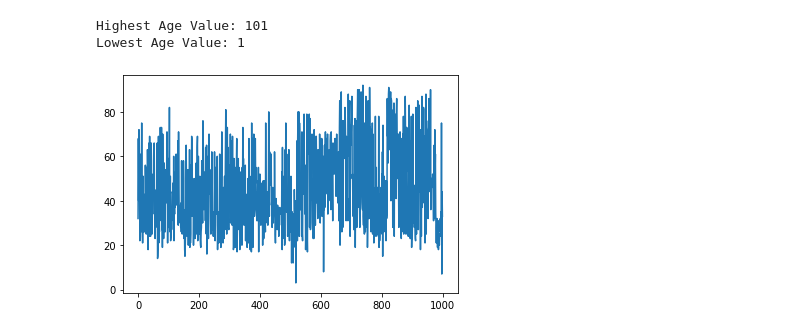
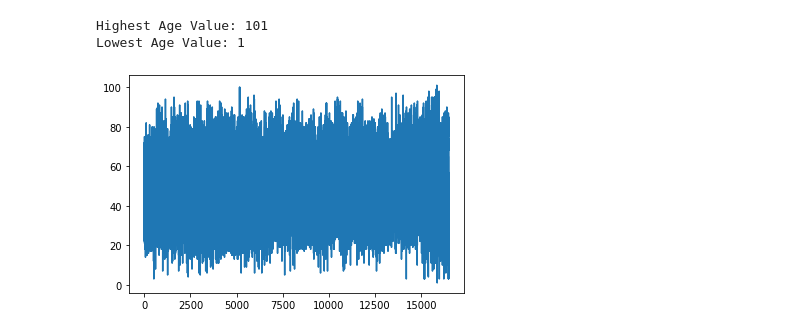
Before and after one commit to nahidosen/CSE465_Age_Estimation, a Jupyter notebook: Age_Estimation.ipynb, the cells around one changed output. Cells and saved outputs as stored; diff of their text form; code cells hidden in the pictures.

```diff
--- a/Age_Estimation.ipynb
+++ b/Age_Estimation.ipynb
@@ -210,7 +210,7 @@ print("Highest Age Value: "+str(max(age))+"\nLowest Age Value: "+str(min(age)))
 Highest Age Value: 101
 Lowest Age Value: 1
 # %%
-plt.plot(age[:1000])
+plt.plot(age)
 plt.show()
 # %% [output]
-[figure, old version]
+[figure, new version]
```
Also changed, not shown: parts of 5 cells of this notebook.
